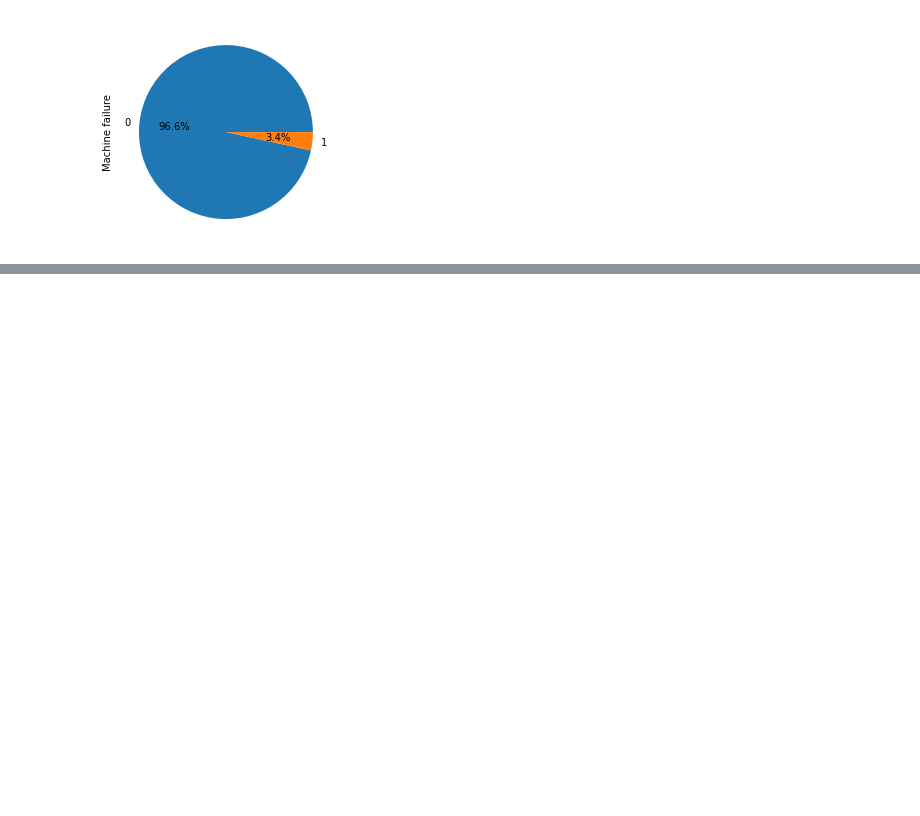
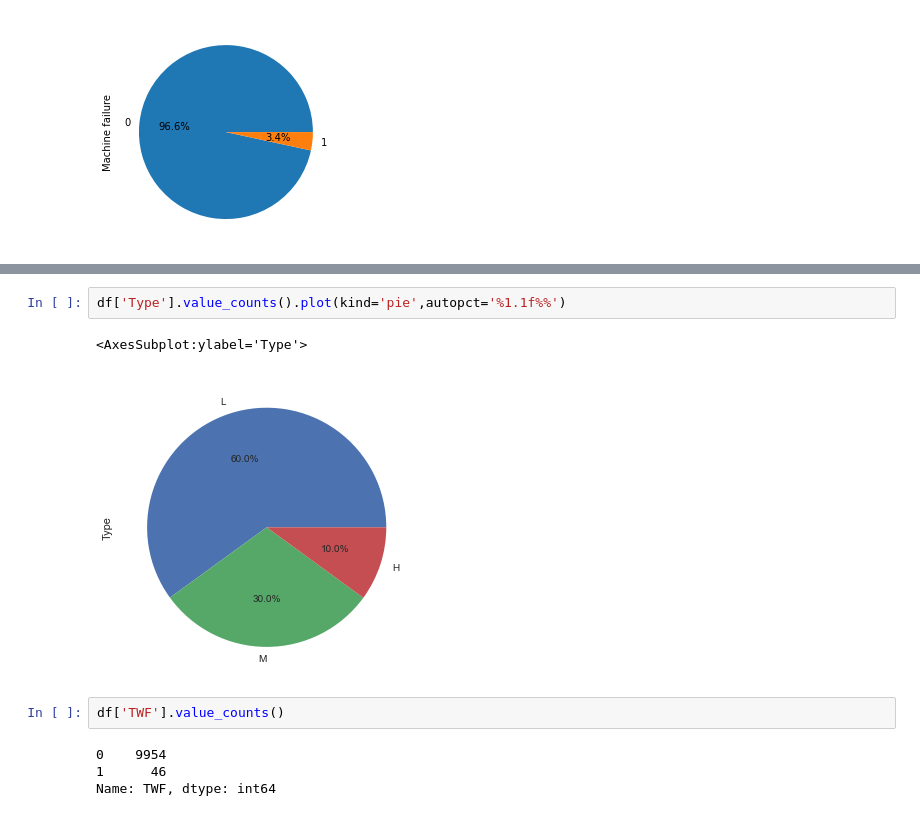
Before and after one commit to abideen-olawuwo/predictive-maintenance, a Jupyter notebook: predictive_maintenance.ipynb, the cells around one changed output, grey strips where cells are left out. Cells and saved outputs as stored; diff of their text form; blank space fills up the shorter version.

```diff
--- a/predictive_maintenance.ipynb
+++ b/predictive_maintenance.ipynb
@@ -135,0 +148,11 @@ df['Machine failure'].value_counts().plot(kind='pie',autopct='%1.1f%%')
+# %%
+df['Type'].value_counts().plot(kind='pie',autopct='%1.1f%%')
+# %% [output]
+<AxesSubplot:ylabel='Type'>
+[figure, added]
+# %%
+df['TWF'].value_counts()
+# %% [output]
+0    9954
+1      46
+Name: TWF, dtype: int64
```
Also changed, not shown: parts of 13 cells of this notebook.
